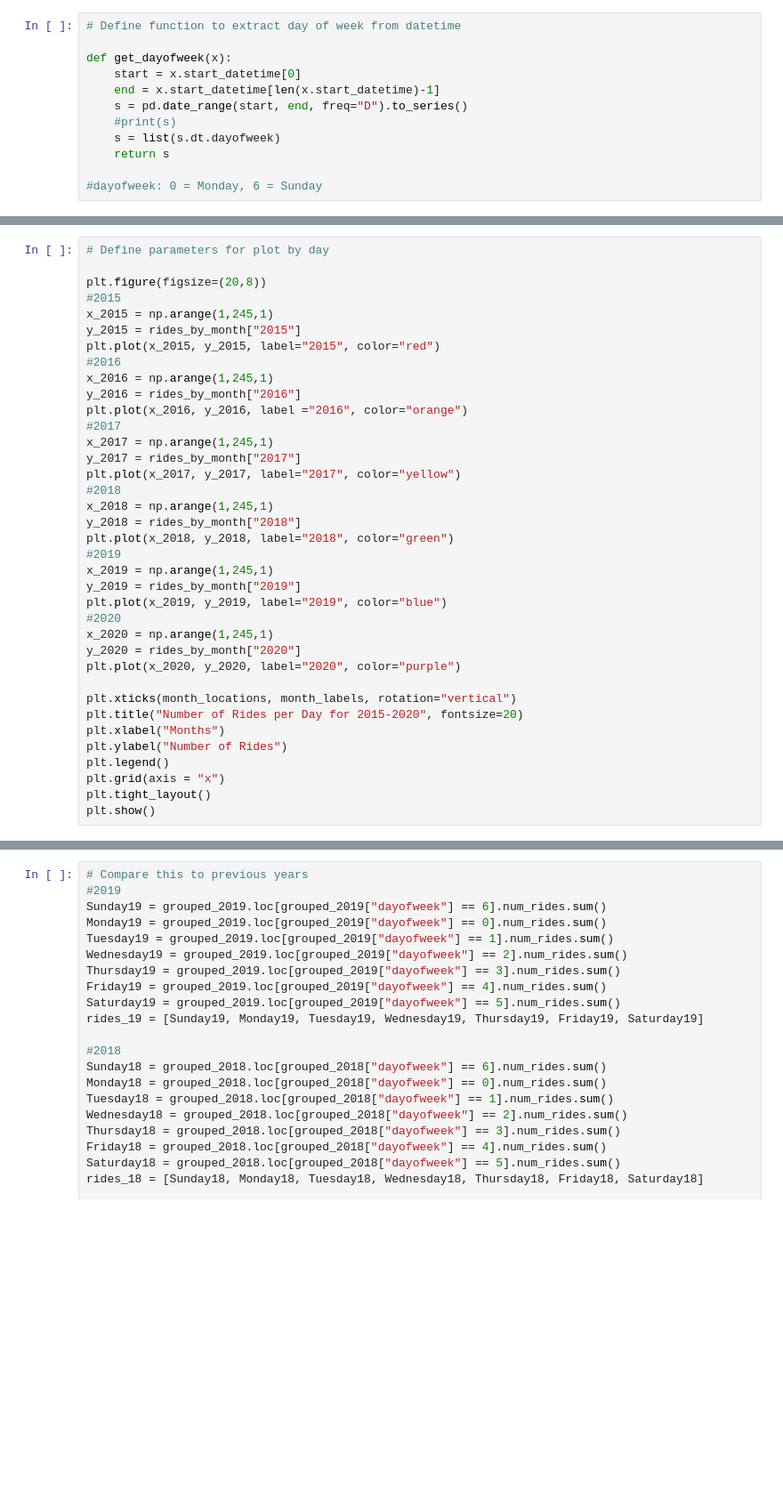
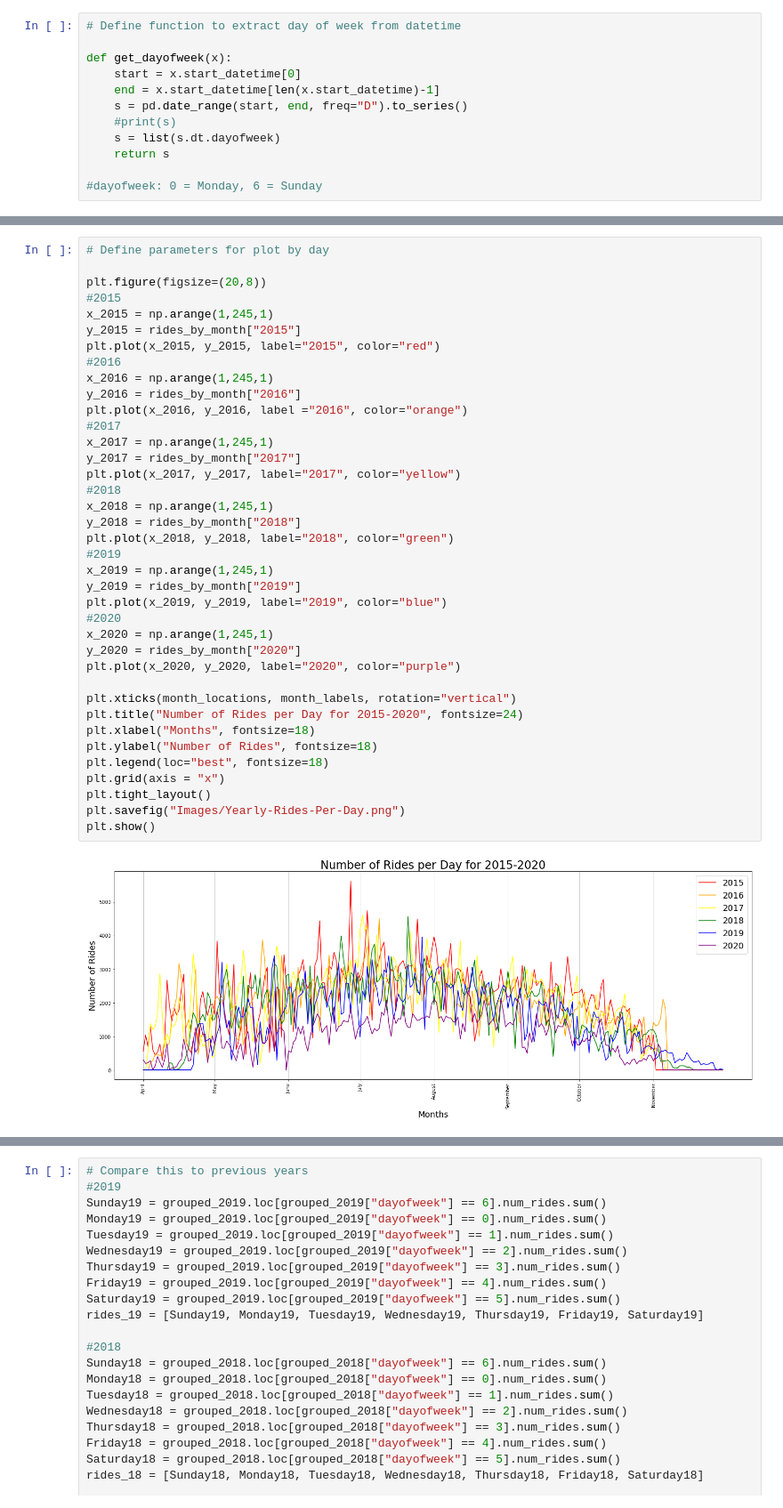
Before and after one commit to luchovzla/project-1, a Jupyter notebook: NiceRideCombined.ipynb, the cells around one changed output, grey strips where cells are left out. Shown at 89% size. Drawn from its saved outputs; the diff is of its cells as text; blank space fills up the shorter version.

Commit message:
Updated plot labels and sporten plots to Images.

```diff
--- a/NiceRideCombined.ipynb
+++ b/NiceRideCombined.ipynb
@@ -387,37 +475,40 @@ print(month_labels)
 plt.figure(figsize=(20,8))
 #2015
 x_2015 = np.arange(1,245,1)
 y_2015 = rides_by_month["2015"]
 plt.plot(x_2015, y_2015, label="2015", color="red")
 #2016
 x_2016 = np.arange(1,245,1)
 y_2016 = rides_by_month["2016"]
 plt.plot(x_2016, y_2016, label ="2016", color="orange")
 #2017
 x_2017 = np.arange(1,245,1)
 y_2017 = rides_by_month["2017"]
 plt.plot(x_2017, y_2017, label="2017", color="yellow")
 #2018
 x_2018 = np.arange(1,245,1)
 y_2018 = rides_by_month["2018"]
 plt.plot(x_2018, y_2018, label="2018", color="green")
 #2019
 x_2019 = np.arange(1,245,1)
 y_2019 = rides_by_month["2019"]
 plt.plot(x_2019, y_2019, label="2019", color="blue")
 #2020
 x_2020 = np.arange(1,245,1)
 y_2020 = rides_by_month["2020"]
 plt.plot(x_2020, y_2020, label="2020", color="purple")
 
 plt.xticks(month_locations, month_labels, rotation="vertical")
-plt.title("Number of Rides per Day for 2015-2020", fontsize=20)
-plt.xlabel("Months")
-plt.ylabel("Number of Rides")
-plt.legend()
+plt.title("Number of Rides per Day for 2015-2020", fontsize=24)
+plt.xlabel("Months", fontsize=18)
+plt.ylabel("Number of Rides", fontsize=18)
+plt.legend(loc="best", fontsize=18)
 plt.grid(axis = "x")
 plt.tight_layout()
+plt.savefig("Images/Yearly-Rides-Per-Day.png")
 plt.show()
+# %% [output]
+[figure, added]
 # %%
 # Define x_ticks for Mpls even timeline in 2020
 import matplotlib.ticker as ticker
```
Also changed, not shown: parts of 49 cells of this notebook, 8 other files.
